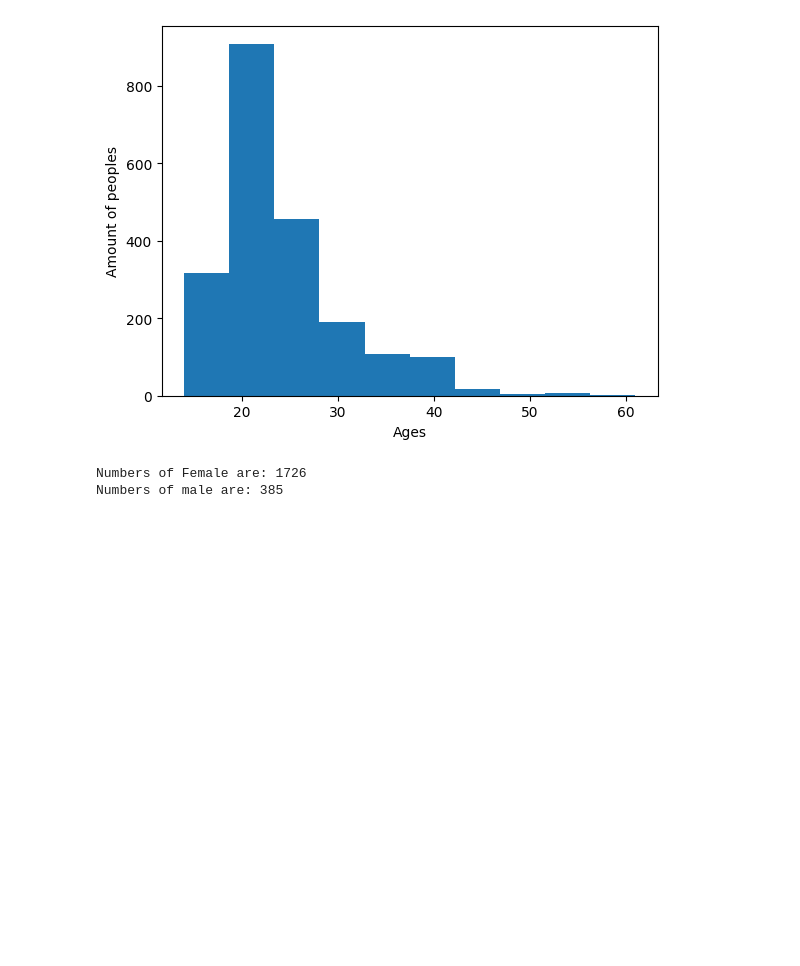
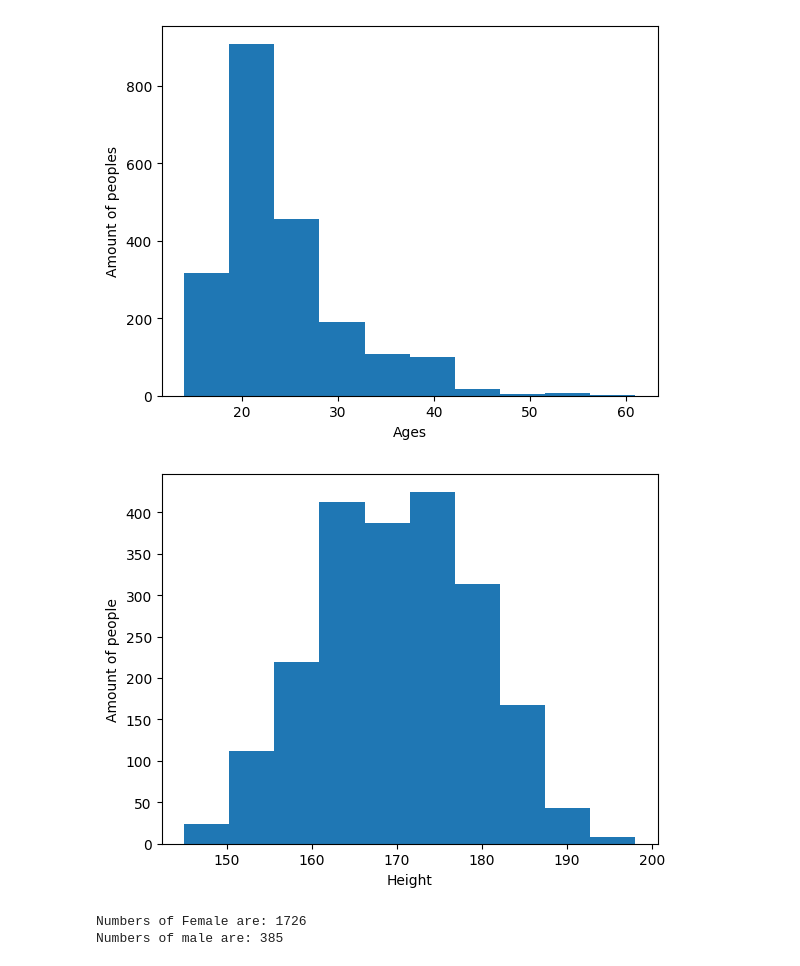
Before and after one commit to NANAYEMYINTKYI/Obesityproj, a Jupyter notebook: clean&prepare.ipynb, the cells around one changed output. Drawn from its saved outputs; the diff is of its cells as text; code cells hidden in the pictures; blank space fills up the shorter version.

```diff
--- a/clean&prepare.ipynb
+++ b/clean&prepare.ipynb
@@ -151,6 +151,14 @@ plt.hist(ages,bins=10)
 plt.show()
 # %% [output]
 [figure]
+# %%
+Heights=[df['Height']*100]
+plt.xlabel('Height')
+plt.ylabel('Amount of people')
+plt.hist(Heights,bins=10)
+plt.show()
+# %% [output]
+[figure, added]
 # %%
 overweight_yes=(df['family_history_with_overweight']=='yes').sum()
 print('Numbers of Female are:',overweight_yes)
```
Also changed, not shown: parts of 10 cells of this notebook.
